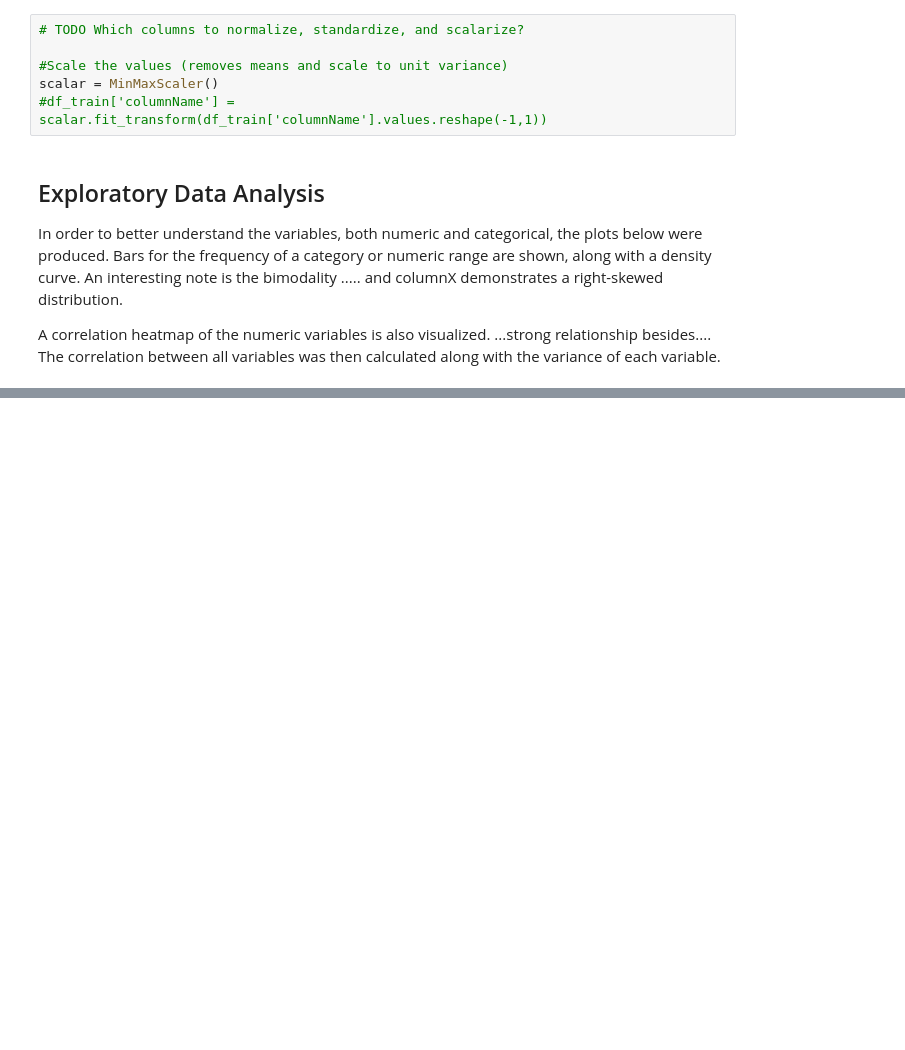
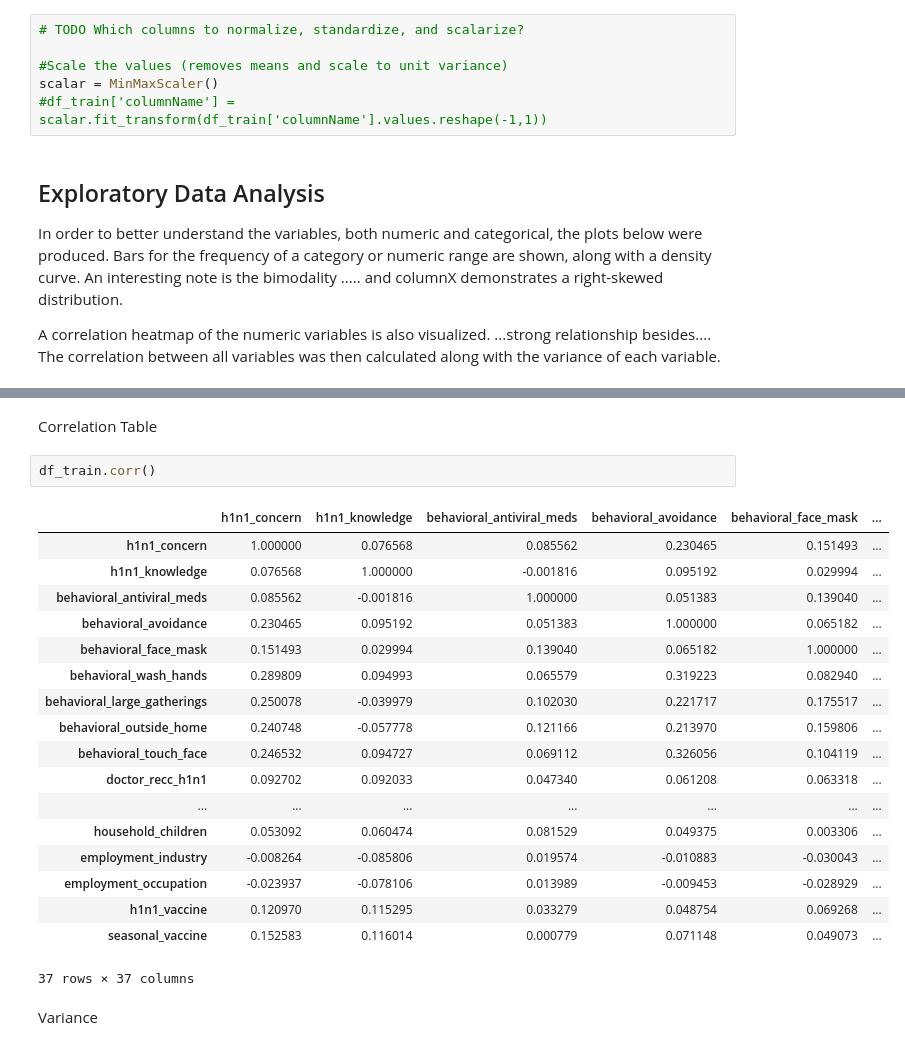
Before and after one commit to omariusthefirst/ADS_599_Final, a Jupyter notebook: Code_Library_Folder/Vaccine_Uptake_Data_Exploration.ipynb, the cells around one changed output, grey strips where cells are left out. Cells and saved outputs as stored; diff of their text form; blank space fills up the shorter version.

```diff
--- a/Code_Library_Folder/Vaccine_Uptake_Data_Exploration.ipynb
+++ b/Code_Library_Folder/Vaccine_Uptake_Data_Exploration.ipynb
@@ -305,0 +343,25 @@ for column in df_train.columns:
+# %% [markdown]
+Correlation Table
+# %%
+df_train.corr()
+# %% [output]
+|  | h1n1_concern | h1n1_knowledge | behavioral_antiviral_meds | behavioral_avoidance | behavioral_face_mask | ... |
+| h1n1_concern | 1.000000 | 0.076568 | 0.085562 | 0.230465 | 0.151493 | ... |
+| h1n1_knowledge | 0.076568 | 1.000000 | -0.001816 | 0.095192 | 0.029994 | ... |
+| behavioral_antiviral_meds | 0.085562 | -0.001816 | 1.000000 | 0.051383 | 0.139040 | ... |
+| behavioral_avoidance | 0.230465 | 0.095192 | 0.051383 | 1.000000 | 0.065182 | ... |
+| behavioral_face_mask | 0.151493 | 0.029994 | 0.139040 | 0.065182 | 1.000000 | ... |
+| behavioral_wash_hands | 0.289809 | 0.094993 | 0.065579 | 0.319223 | 0.082940 | ... |
+| behavioral_large_gatherings | 0.250078 | -0.039979 | 0.102030 | 0.221717 | 0.175517 | ... |
+| behavioral_outside_home | 0.240748 | -0.057778 | 0.121166 | 0.213970 | 0.159806 | ... |
+| behavioral_touch_face | 0.246532 | 0.094727 | 0.069112 | 0.326056 | 0.104119 | ... |
+| doctor_recc_h1n1 | 0.092702 | 0.092033 | 0.047340 | 0.061208 | 0.063318 | ... |
+| ... | ... | ... | ... | ... | ... | ... |
+| household_children | 0.053092 | 0.060474 | 0.081529 | 0.049375 | 0.003306 | ... |
+| employment_industry | -0.008264 | -0.085806 | 0.019574 | -0.010883 | -0.030043 | ... |
+| employment_occupation | -0.023937 | -0.078106 | 0.013989 | -0.009453 | -0.028929 | ... |
+| h1n1_vaccine | 0.120970 | 0.115295 | 0.033279 | 0.048754 | 0.069268 | ... |
+| seasonal_vaccine | 0.152583 | 0.116014 | 0.000779 | 0.071148 | 0.049073 | ... |
+37 rows × 37 columns
+# %% [markdown]
+Variance
```
Also changed, not shown: parts of 20 cells of this notebook.
